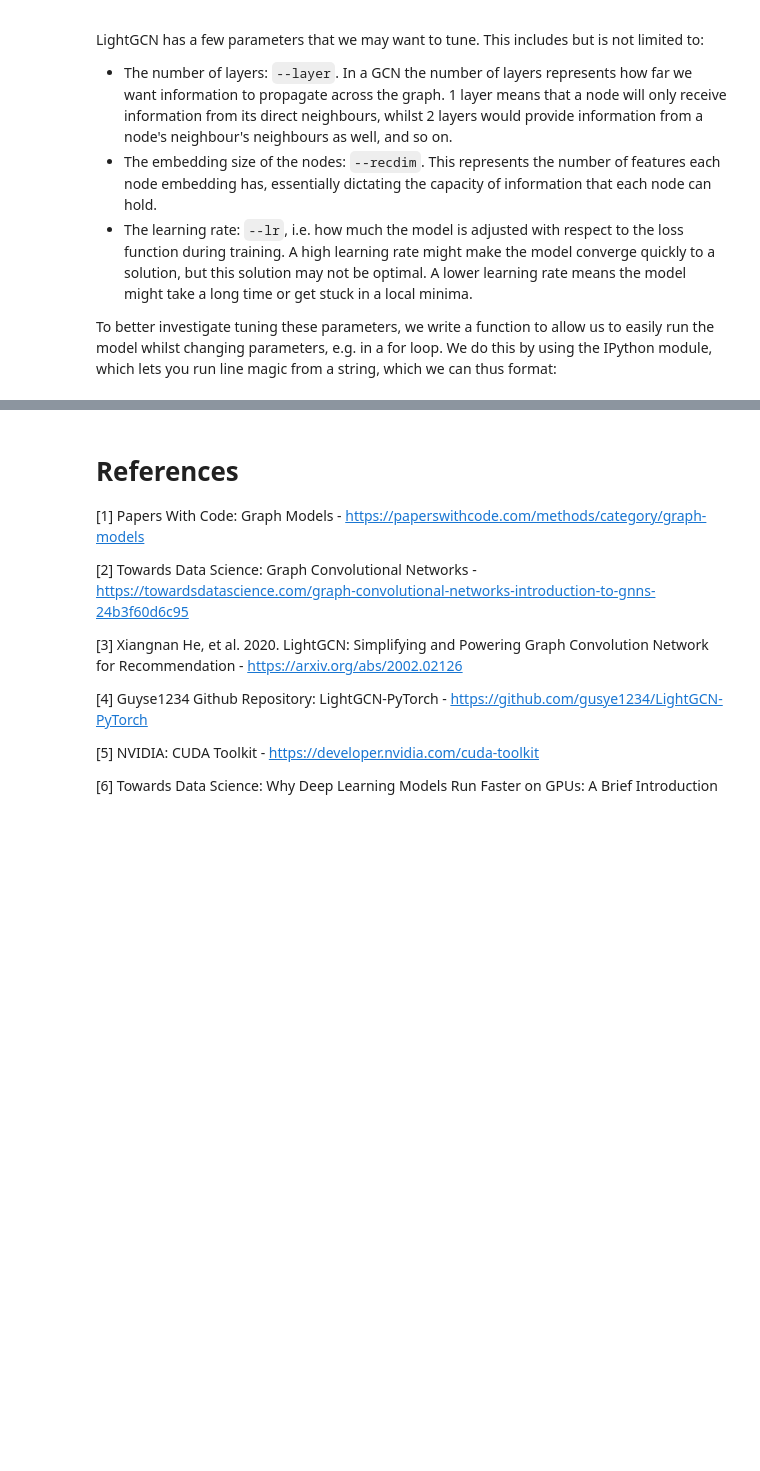
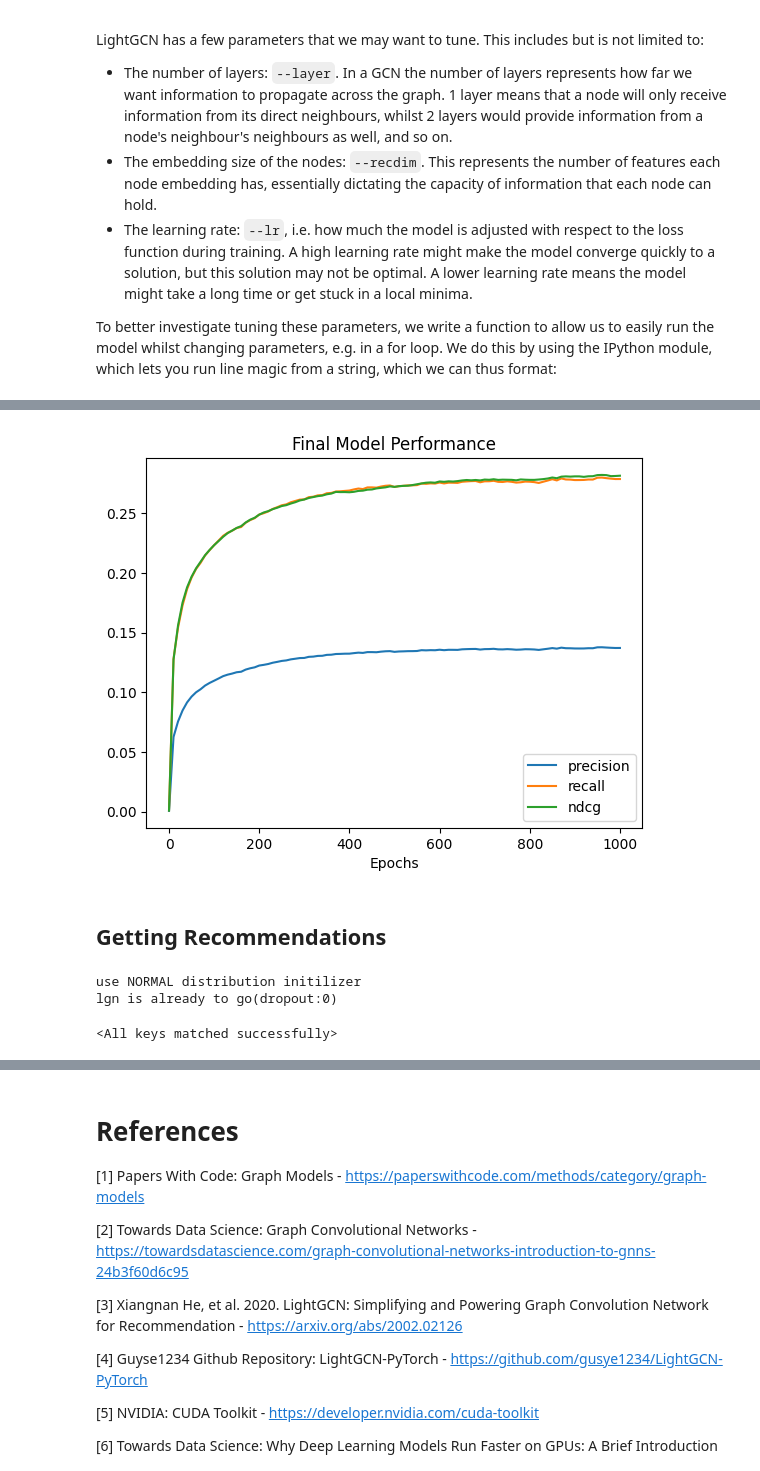
Before and after one commit to elimiller7/dst-assessment-2, a Jupyter notebook: report/06-Graph-Neural-Network.ipynb, the cells around one changed output, grey strips where cells are left out. Saved outputs shown, nothing was run; the diff lists cells and outputs as text; code cells hidden in the pictures; blank space fills up the shorter version.

```diff
--- a/report/06-Graph-Neural-Network.ipynb
+++ b/report/06-Graph-Neural-Network.ipynb
@@ -164,0 +331,23 @@ These may also be written as `precision@k`, `recall@k`, and `ndcg@k`, where this
+# %%
+finalresults = pd.read_csv(os.path.join('..','scripts','LightGCN','results','results_l3_rd64_lr0.001.csv'), index_col='Unnamed: 0')
+
+plt.figure()
+plt.plot(finalresults.index, finalresults['precision'])
+plt.plot(finalresults.index, finalresults['recall'])
+plt.plot(finalresults.index, finalresults['ndcg'])
+plt.title('Final Model Performance')
+plt.xlabel('Epochs')
+plt.legend(['precision','recall','ndcg'])
+plt.show()
+# %% [output]
+[figure, added]
+# %% [markdown]
+## Getting Recommendations
+# %%
+Recmodel = register.MODELS[world.model_name](world.config, dataset).to('cuda')
+checkpoint = torch.load('../scripts/code/checkpoints/lgn-lastfm2-3-64.pth.tar')
+Recmodel.load_state_dict(checkpoint)
+# %% [output]
+use NORMAL distribution initilizer
+lgn is already to go(dropout:0)
+<All keys matched successfully>
```
Also changed, not shown: parts of 19 cells of this notebook.
